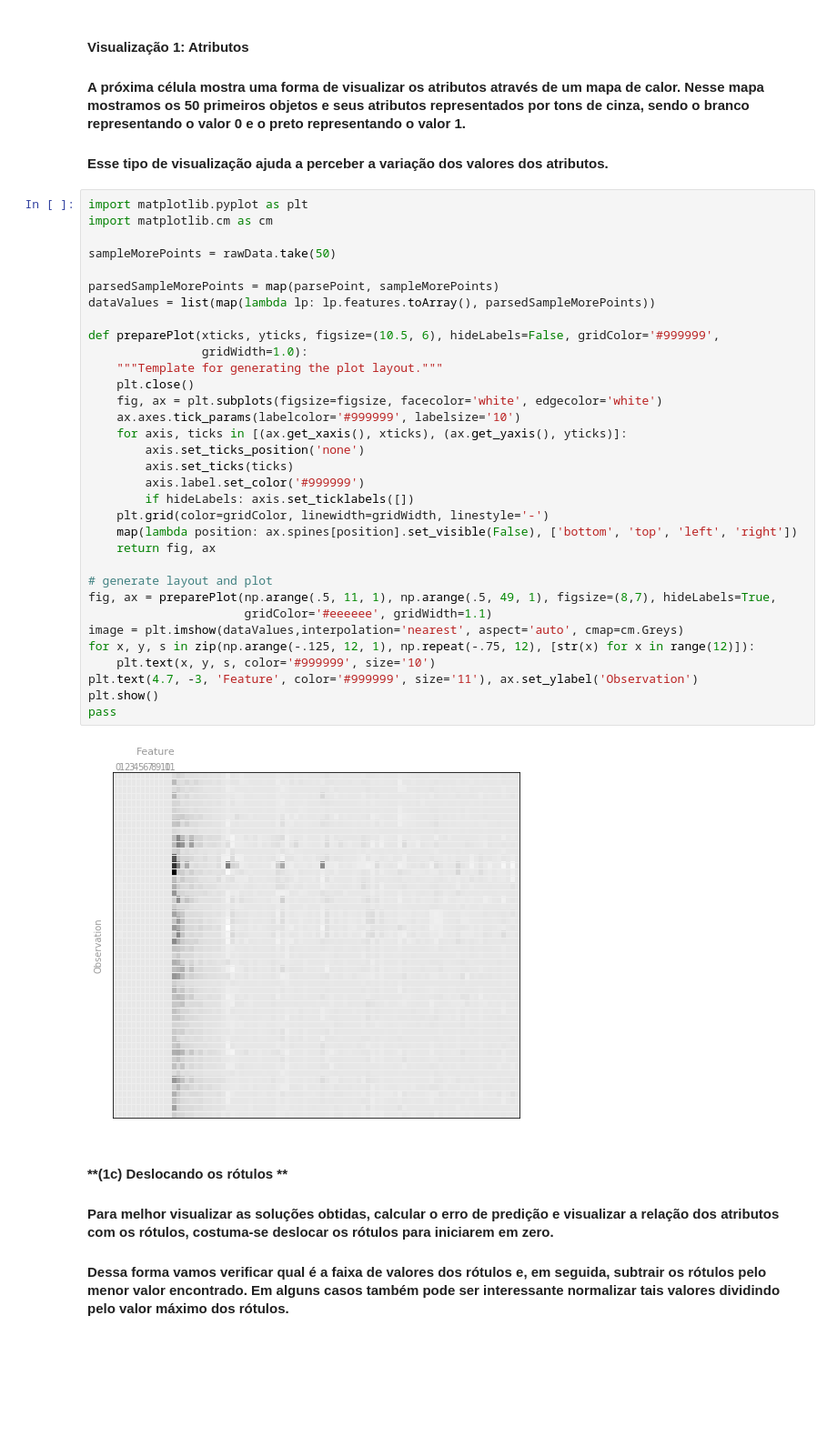
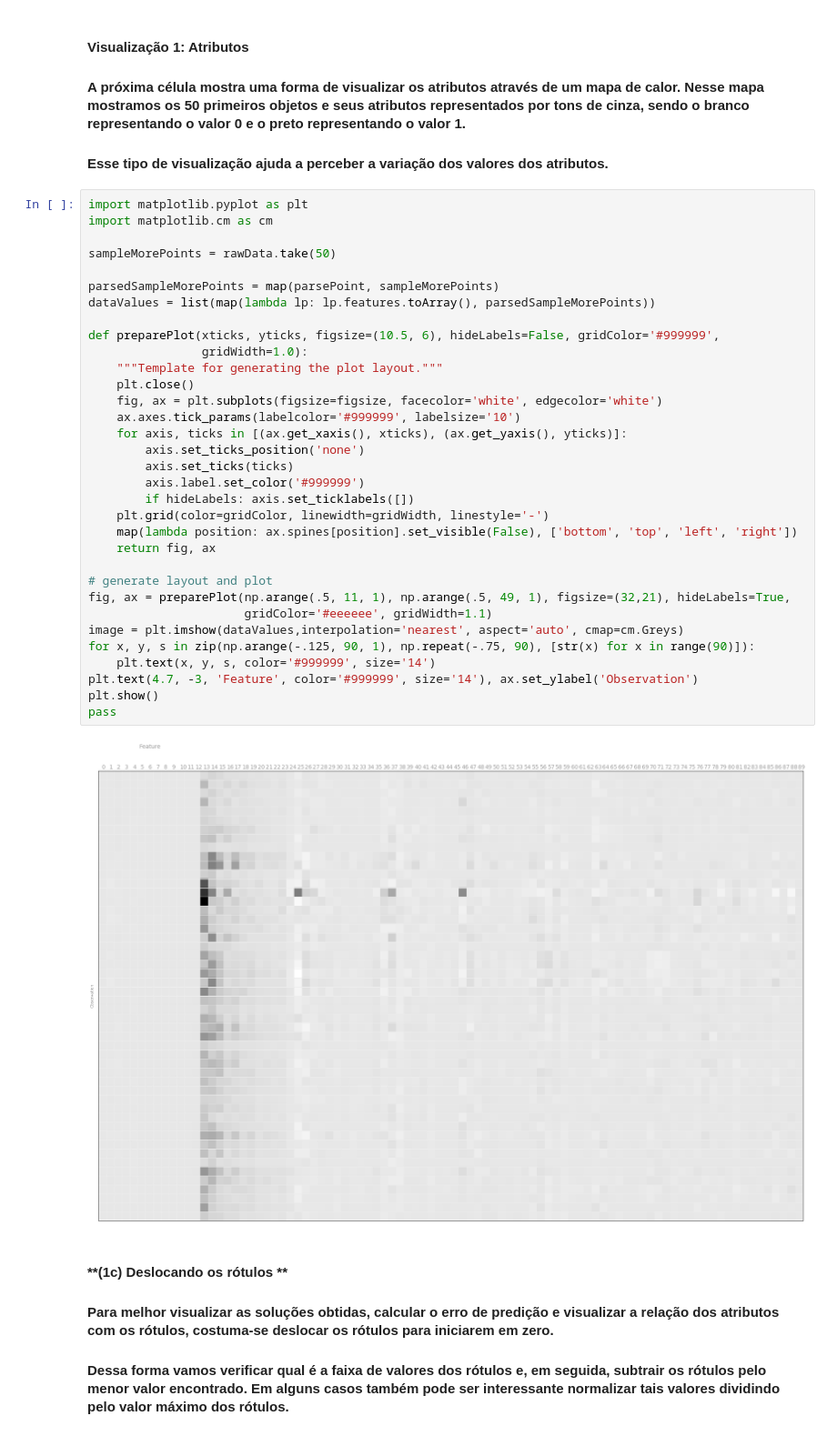
Before and after one commit to Laurindosnt/BIGDATA2017, a Jupyter notebook: Laurindo-Lab4a_regressao_linear.ipynb, the cells around one changed output. Shown at 91% size. Cells and saved outputs as stored; diff of their text form; blank space fills up the shorter version.

```diff
--- a/Laurindo-Lab4a_regressao_linear.ipynb
+++ b/Laurindo-Lab4a_regressao_linear.ipynb
@@ -111,38 +170,38 @@ assert d == 90, 'incorrect number of features'
 # %%
 import matplotlib.pyplot as plt
 import matplotlib.cm as cm
 
 sampleMorePoints = rawData.take(50)
 
 parsedSampleMorePoints = map(parsePoint, sampleMorePoints)
 dataValues = list(map(lambda lp: lp.features.toArray(), parsedSampleMorePoints))
 
 def preparePlot(xticks, yticks, figsize=(10.5, 6), hideLabels=False, gridColor='#999999',
                 gridWidth=1.0):
     """Template for generating the plot layout."""
     plt.close()
     fig, ax = plt.subplots(figsize=figsize, facecolor='white', edgecolor='white')
     ax.axes.tick_params(labelcolor='#999999', labelsize='10')
     for axis, ticks in [(ax.get_xaxis(), xticks), (ax.get_yaxis(), yticks)]:
         axis.set_ticks_position('none')
         axis.set_ticks(ticks)
         axis.label.set_color('#999999')
         if hideLabels: axis.set_ticklabels([])
     plt.grid(color=gridColor, linewidth=gridWidth, linestyle='-')
     map(lambda position: ax.spines[position].set_visible(False), ['bottom', 'top', 'left', 'right'])
     return fig, ax
 
 # generate layout and plot
-fig, ax = preparePlot(np.arange(.5, 11, 1), np.arange(.5, 49, 1), figsize=(8,7), hideLabels=True,
+fig, ax = preparePlot(np.arange(.5, 11, 1), np.arange(.5, 49, 1), figsize=(32,21), hideLabels=True,
                       gridColor='#eeeeee', gridWidth=1.1)
 image = plt.imshow(dataValues,interpolation='nearest', aspect='auto', cmap=cm.Greys)
-for x, y, s in zip(np.arange(-.125, 12, 1), np.repeat(-.75, 12), [str(x) for x in range(12)]):
-    plt.text(x, y, s, color='#999999', size='10')
-plt.text(4.7, -3, 'Feature', color='#999999', size='11'), ax.set_ylabel('Observation')
+for x, y, s in zip(np.arange(-.125, 90, 1), np.repeat(-.75, 90), [str(x) for x in range(90)]):
+    plt.text(x, y, s, color='#999999', size='14')
+plt.text(4.7, -3, 'Feature', color='#999999', size='14'), ax.set_ylabel('Observation')
 plt.show()
 pass
 # %% [output]
-[figure, old version]
+[figure, new version]
 # %% [markdown]
 #### **(1c) Deslocando os rótulos **
 
```
Also changed, not shown: parts of 37 cells of this notebook, 1 other file.
